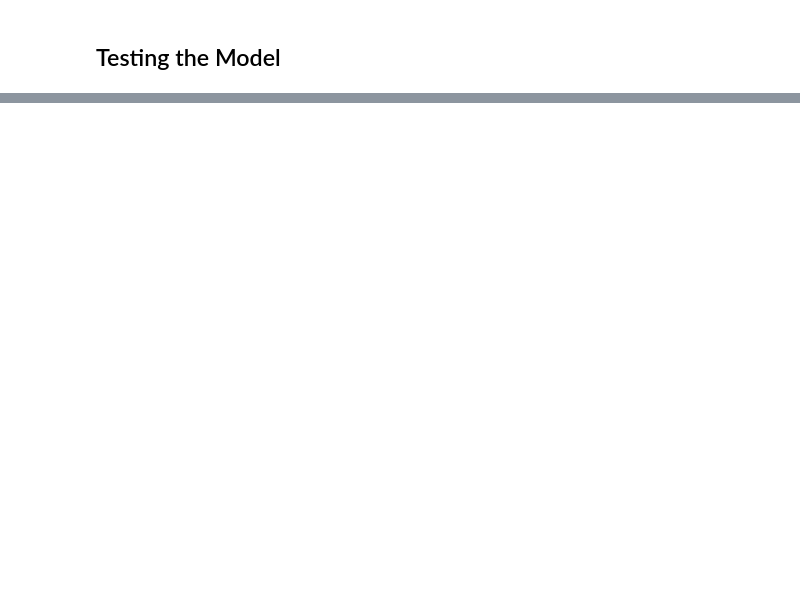
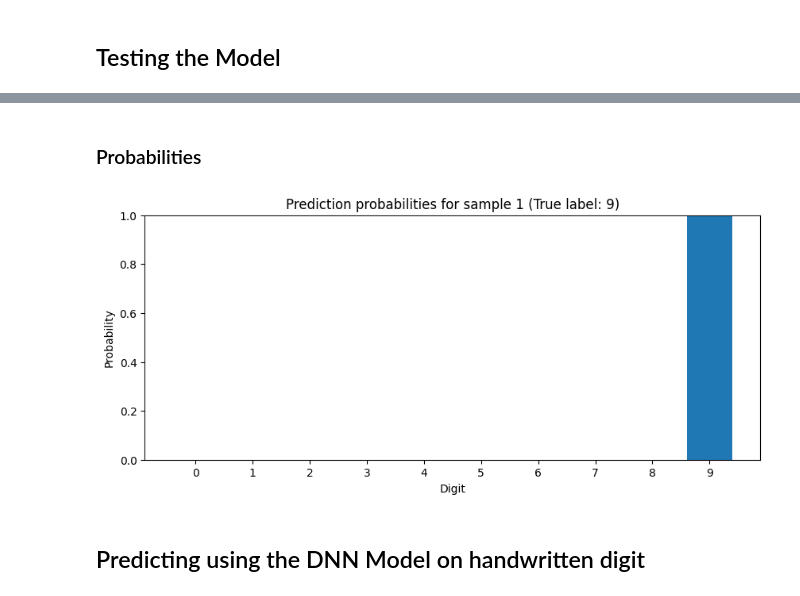
Before and after one commit to joseph-ishola/MNIST, a Jupyter notebook: script.ipynb, the cells around one changed output, grey strips where cells are left out. Saved outputs shown, nothing was run; the diff lists cells and outputs as text; code cells hidden in the pictures; blank space fills up the shorter version.

```diff
--- a/script.ipynb
+++ b/script.ipynb
@@ -527,0 +710,16 @@ _________________________________________________________________
+# %% [markdown]
+### Probabilities
+# %%
+# Show the prediction probabilities for one example (the first one)
+plt.figure(figsize=(10, 4))
+plt.bar(range(10), predictions[0])
+plt.xticks(range(10))
+plt.xlabel('Digit')
+plt.ylabel('Probability')
+plt.title(f'Prediction probabilities for sample 1 (True label: {sample_labels[0]})')
+plt.ylim(0, 1)
+plt.show()
+# %% [output]
+[figure, added]
+# %% [markdown]
+## Predicting using the DNN Model on handwritten digit
```
Also changed, not shown: parts of 36 cells of this notebook.
